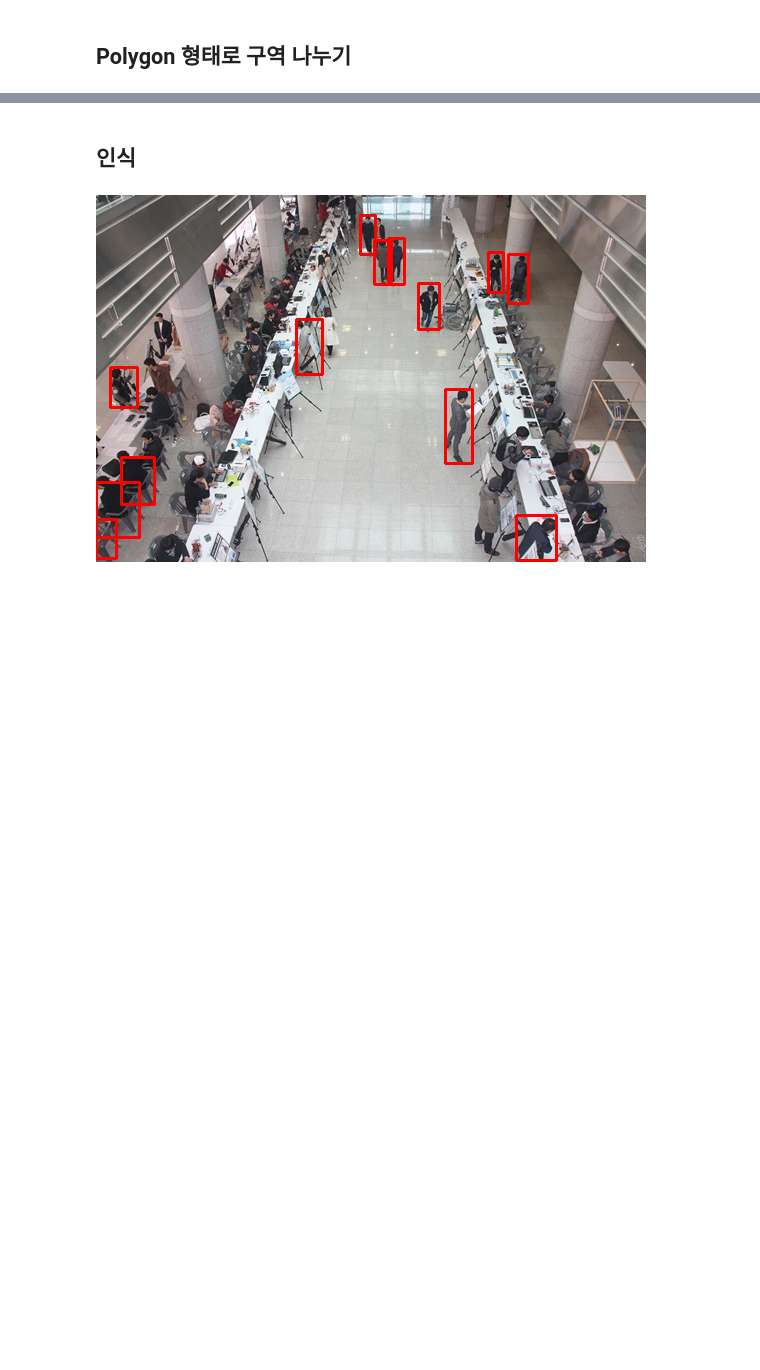
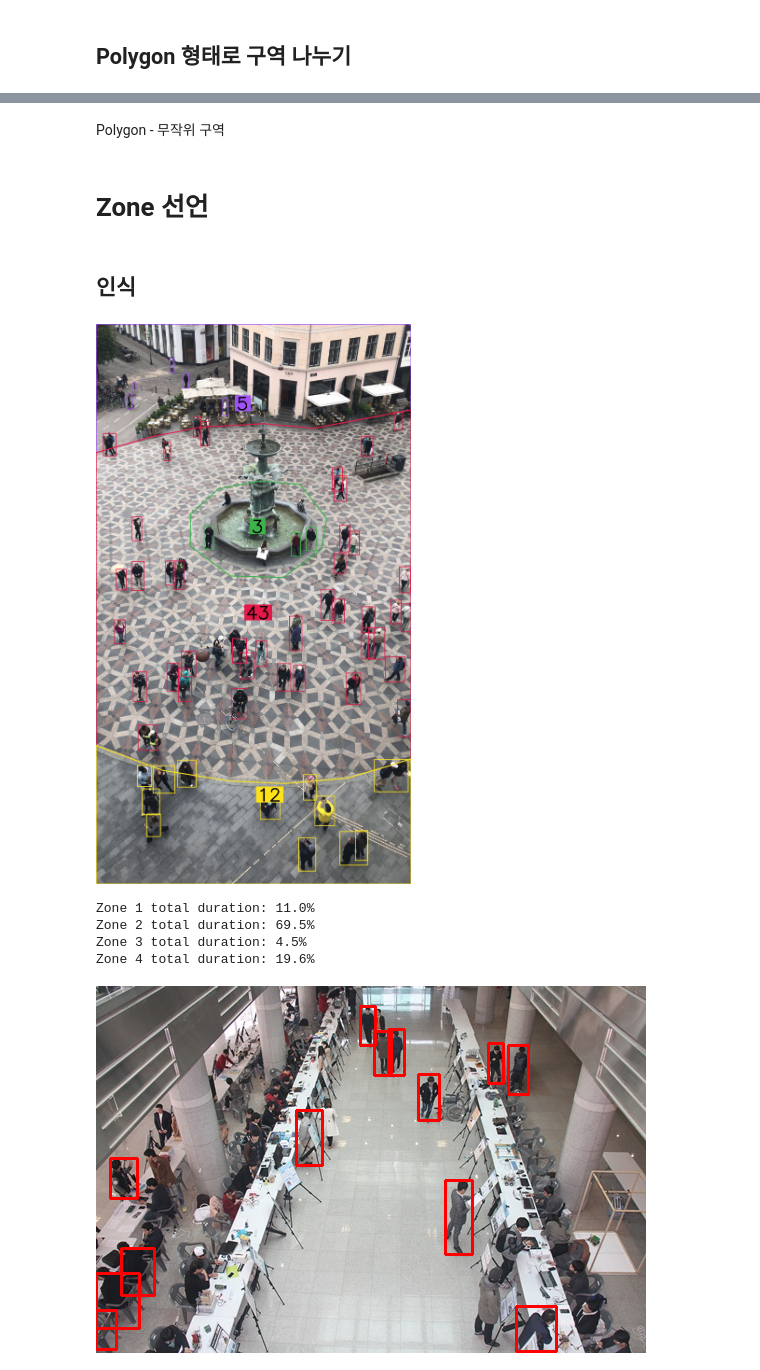
Before and after one commit to seoes/new-wave-agile-dev, a Jupyter notebook: supervision.ipynb, the cells around one changed output, grey strips where cells are left out. Saved outputs shown, nothing was run; the diff lists cells and outputs as text; code cells hidden in the pictures; blank space fills up the shorter version.

```diff
--- a/supervision.ipynb
+++ b/supervision.ipynb
@@ -56,0 +75,4 @@ import supervision as sv
+# %%
+from ultralytics import YOLO
+
+model = YOLO("yolov8n.pt")
@@ -97,3 +177,5 @@ video_info = sv.VideoInfo.from_video_path(SAMPLE_VIDEO_PATH)
+# %% [markdown]
+Polygon - 무작위 구역
 # %%
 # numpy의 배열 형식으로 다각형의 폴리곤 형태 정의
 polygons = [
@@ -172,0 +223,2 @@ box_annotators = [
+# %% [markdown]
+# Zone 선언
@@ -179,42 +261,66 @@ iterator = iter(generatedFrames) # 추출된 프레임들을 반복자로 변환
 frame = next(iterator) # 반복자의 다음 항목 가져오기
 
 # 이미지 불러오기
 # image = cv2.imread(SAMPLE_IMAGE_PATH)
 # frame = cv2.cvtColor(image, cv2.COLOR_BGR2RGB)
 
 
 # 각 zone에 대한 체류 시간을 저장하는 2차원 배열 초기화
 zone_durations = [[] for _ in range(len(polygons))]
-
+total_people = 0
 
 def process_frame(frame: np.ndarray, i) -> np.ndarray:
-    print(i)
-    # detect
+  # if i < 24:
+    print(f"Processing frame {i}...")
+
+    # 탐지
     results = model(frame, size=1280)
     detections = sv.Detections.from_yolov5(results)
     detections = detections[(detections.class_id == 0)]
 
-    for zone, zone_annotator, box_annotator in zip(zones, zone_annotators, box_annotators):
+    # 전체 사람 수를 누적
+    global total_people
+    total_people += len(detections)
+
+    for idx, (zone, zone_annotator, box_annotator) in enumerate(zip(zones, zone_annotators, box_annotators)):
         mask = zone.trigger(detections=detections)
         detections_filtered = detections[mask]
         frame = box_annotator.annotate(scene=frame, detections=detections_filtered, skip_label=True)
+        frame = zone_annotator.annotate(scene=frame)
 
         # 현재 프레임에서 해당 zone에서 감지된 사람의 수를 배열에 추가
         zone_durations[idx].append(len(detections_filtered))
 
+    # 실시간으로 프레임 출력
+    clear_output(wait=True)
+    _, buffer = cv2.imencode('.jpg', frame)
+    display(Image(data=buffer.tobytes()))
 
     return frame
 
+
+# mp4 파일로 출력
+sv.process_video(source_path=SAMPLE_VIDEO_PATH, target_path=f"{HOME}/market-square-result.mp4", callback=process_frame)
+
 for idx, durations in enumerate(zone_durations):
-    print(f"Zone {idx + 1} total duration: {sum(durations)} frames")
+    ratio = sum(durations)/total_people * 100
+    print(f"Zone {idx + 1} total duration: {ratio:.1f}%")
 
 
-# mp4 파일로 출력
-
-# sv.process_video(source_path=SAMPLE_VIDEO_PATH, target_path=f"{HOME}/market-square-result.mp4", callback=process_frame)
 
 
-# 첫 프레임만 출력
+
+# 24 프레임만 출력
+# for i in range(24):
+#     frame = next(iterator)
+#     _, buffer = cv2.imencode('.jpg', frame)
+#     display(Image(data=buffer.tobytes()))
+# %% [output]
+[figure, added]
+Zone 1 total duration: 11.0%
+Zone 2 total duration: 69.5%
+Zone 3 total duration: 4.5%
+Zone 4 total duration: 19.6%
 # %%
 from google.colab.patches import cv2_imshow
 
```
Also changed, not shown: parts of 12 cells of this notebook.
